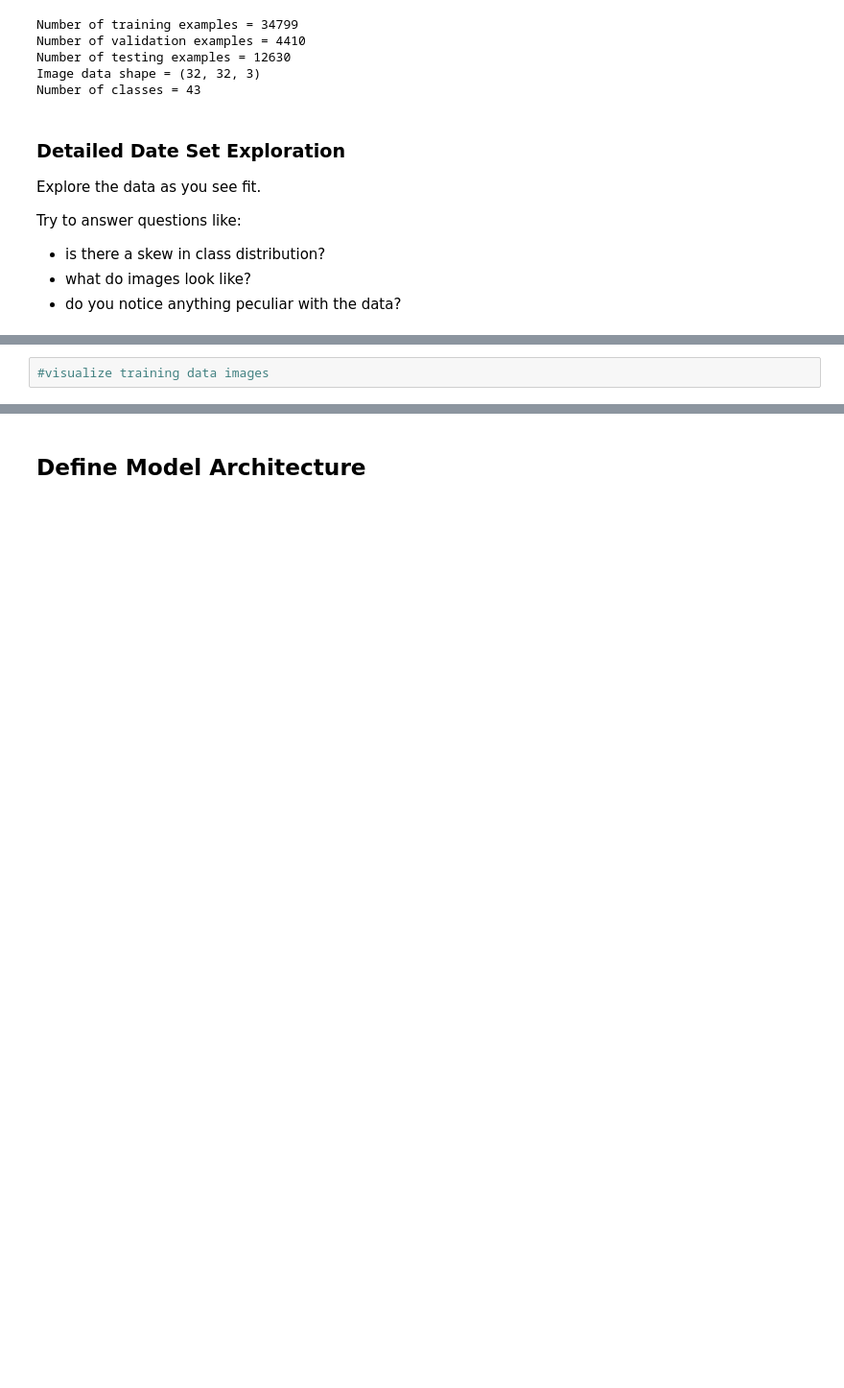
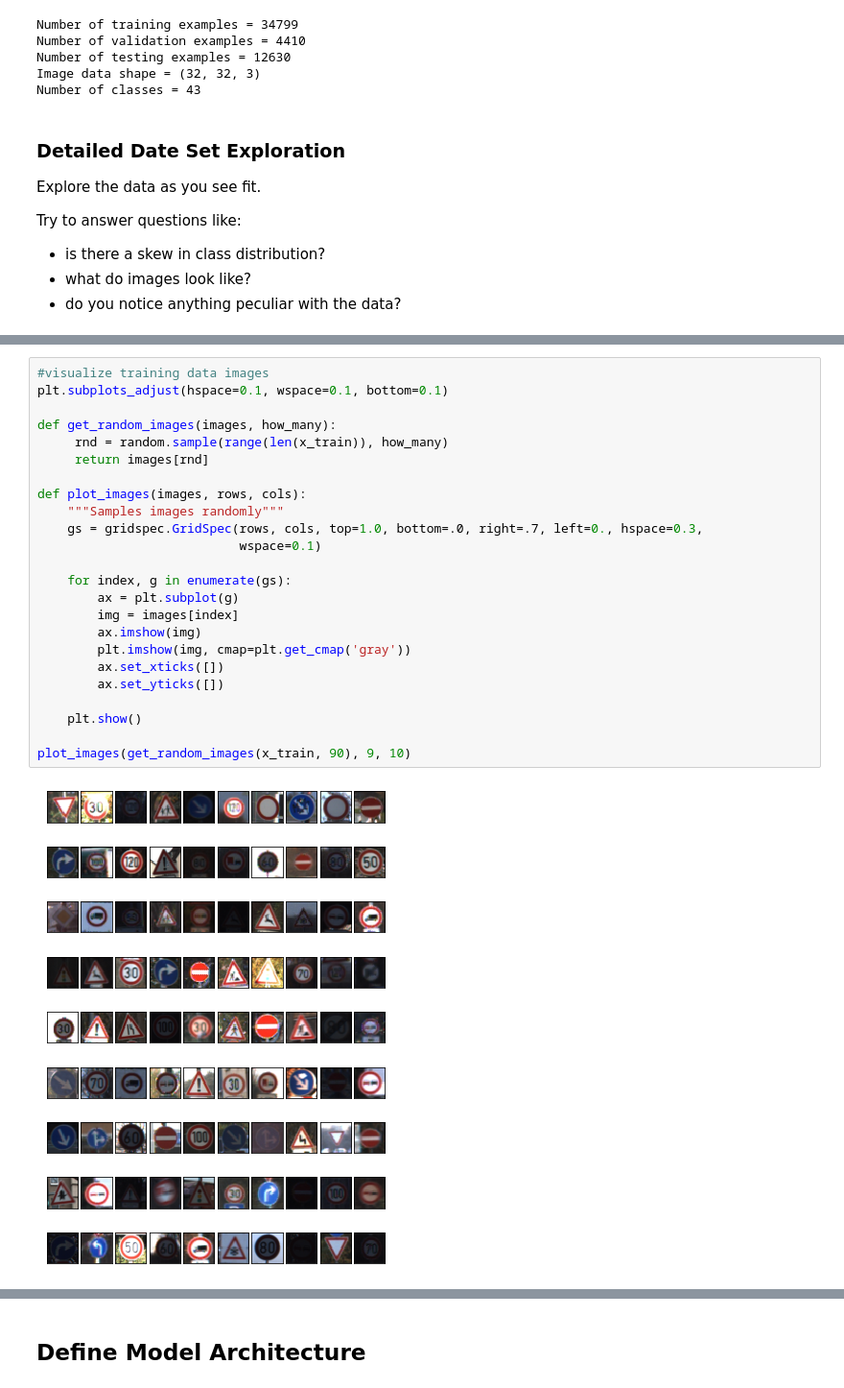
Before and after one commit to mihailrc/mlTutorials, a Jupyter notebook: notebooks/deepLearning/TrafficSignsClassification.ipynb, the cells around one changed output, grey strips where cells are left out. Shown at 96% size. Drawn from its saved outputs; the diff is of its cells as text; blank space fills up the shorter version.

```diff
--- a/notebooks/deepLearning/TrafficSignsClassification.ipynb
+++ b/notebooks/deepLearning/TrafficSignsClassification.ipynb
@@ -77,5 +86,29 @@ plt.rcParams['figure.figsize'] = (7,7)
-# %%
-#visualize training data images
+# %%
+#visualize training data images
+plt.subplots_adjust(hspace=0.1, wspace=0.1, bottom=0.1)
+
+def get_random_images(images, how_many):
+     rnd = random.sample(range(len(x_train)), how_many)
+     return images[rnd]
+
+def plot_images(images, rows, cols):
+    """Samples images randomly"""
+    gs = gridspec.GridSpec(rows, cols, top=1.0, bottom=.0, right=.7, left=0., hspace=0.3,
+                           wspace=0.1)
+
+    for index, g in enumerate(gs):
+        ax = plt.subplot(g)
+        img = images[index]
+        ax.imshow(img)
+        plt.imshow(img, cmap=plt.get_cmap('gray'))
+        ax.set_xticks([])
+        ax.set_yticks([])
+
+    plt.show()
+
+plot_images(get_random_images(x_train, 90), 9, 10)
+# %% [output]
+[figure, added]
 # %%
 # visualize consecutive training data images
 # visualize consecutive testing data images
```
Also changed, not shown: parts of 8 cells of this notebook.
